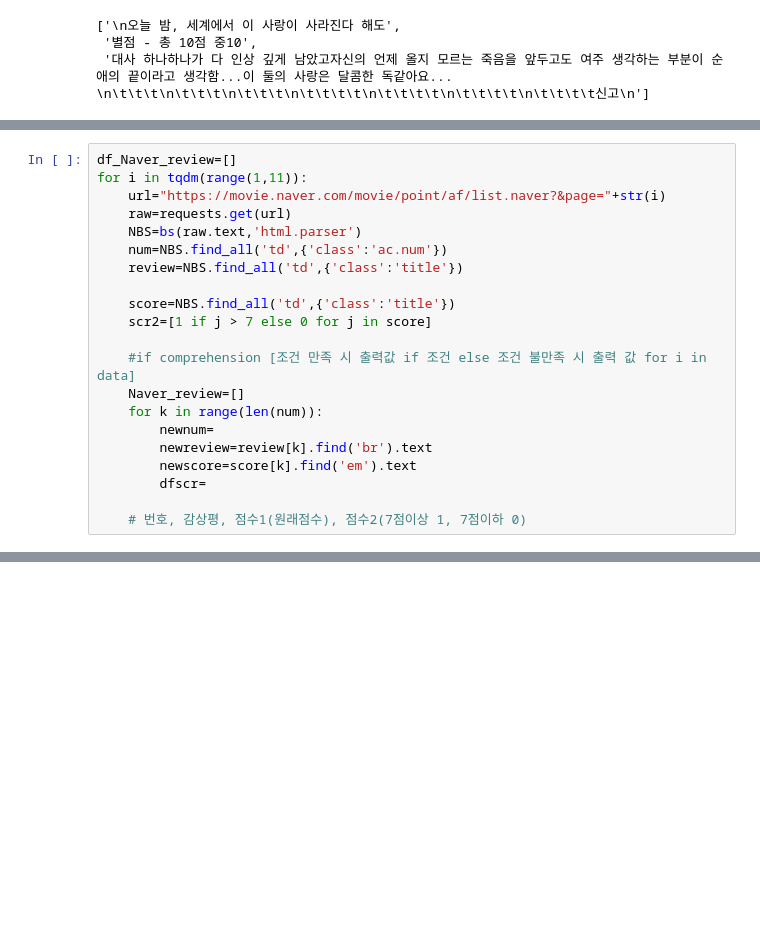
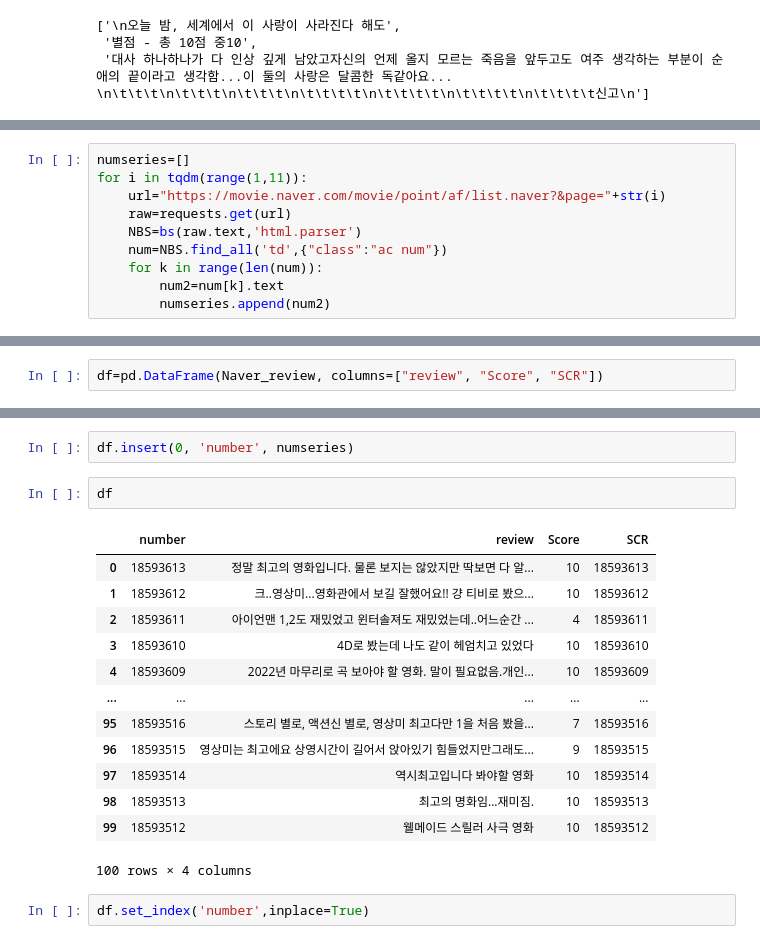
Before and after one commit to KO-JUNSUNG/TIL, a Jupyter notebook: crawling/2_4_student_homework.ipynb, the cells around one changed output, grey strips where cells are left out. Saved outputs shown, nothing was run; the diff lists cells and outputs as text; blank space fills up the shorter version.

```diff
--- a/crawling/2_4_student_homework.ipynb
+++ b/crawling/2_4_student_homework.ipynb
@@ -44,21 +74,10 @@ review[0].text.split('\n\n')
 # %%
-df_Naver_review=[]
+numseries=[]
 for i in tqdm(range(1,11)):
     url="https://movie.naver.com/movie/point/af/list.naver?&page="+str(i)
     raw=requests.get(url)
     NBS=bs(raw.text,'html.parser')
-    num=NBS.find_all('td',{'class':'ac.num'})
-    review=NBS.find_all('td',{'class':'title'})
-
-    score=NBS.find_all('td',{'class':'title'})
-    scr2=[1 if j > 7 else 0 for j in score]
-
-    #if comprehension [조건 만족 시 출력값 if 조건 else 조건 불만족 시 출력 값 for i in data]
-    Naver_review=[]
+    num=NBS.find_all('td',{"class":"ac num"})
     for k in range(len(num)):
-        newnum=
-        newreview=review[k].find('br').text
-        newscore=score[k].find('em').text
-        dfscr=
-
-    # 번호, 감상평, 점수1(원래점수), 점수2(7점이상 1, 7점이하 0)
+        num2=num[k].text
+        numseries.append(num2)
@@ -64,0 +124,2 @@ for i in tqdm(range(1,11)):
+# %%
+df=pd.DataFrame(Naver_review, columns=["review", "Score", "SCR"])
@@ -64,0 +142,20 @@ for i in tqdm(range(1,11)):
+# %%
+df.insert(0, 'number', numseries)
+# %%
+df
+# %% [output]
+|  | number | review | Score | SCR |
+| 0 | 18593613 | 정말 최고의 영화입니다. 물론 보지는 않았지만 딱보면 다 알... | 10 | 18593613 |
+| 1 | 18593612 | 크..영상미...영화관에서 보길 잘했어요!! 걍 티비로 봤으... | 10 | 18593612 |
+| 2 | 18593611 | 아이언맨 1,2도 재밌었고 윈터솔져도 재밌었는데..어느순간 ... | 4 | 18593611 |
+| 3 | 18593610 | 4D로 봤는데 나도 같이 헤엄치고 있었다 | 10 | 18593610 |
+| 4 | 18593609 | 2022년 마무리로 곡 보아야 할 영화. 말이 필요없음.개인... | 10 | 18593609 |
+| ... | ... | ... | ... | ... |
+| 95 | 18593516 | 스토리 별로, 액션신 별로, 영상미 최고다만 1을 처음 봤을... | 7 | 18593516 |
+| 96 | 18593515 | 영상미는 최고에요 상영시간이 길어서 앉아있기 힘들었지만그래도... | 9 | 18593515 |
+| 97 | 18593514 | 역시최고입니다 봐야할 영화 | 10 | 18593514 |
+| 98 | 18593513 | 최고의 명화임...재미짐. | 10 | 18593513 |
+| 99 | 18593512 | 웰메이드 스릴러 사극 영화 | 10 | 18593512 |
+100 rows × 4 columns
+# %%
+df.set_index('number',inplace=True)
```
Also changed, not shown: parts of 8 cells of this notebook, 2 other files.
